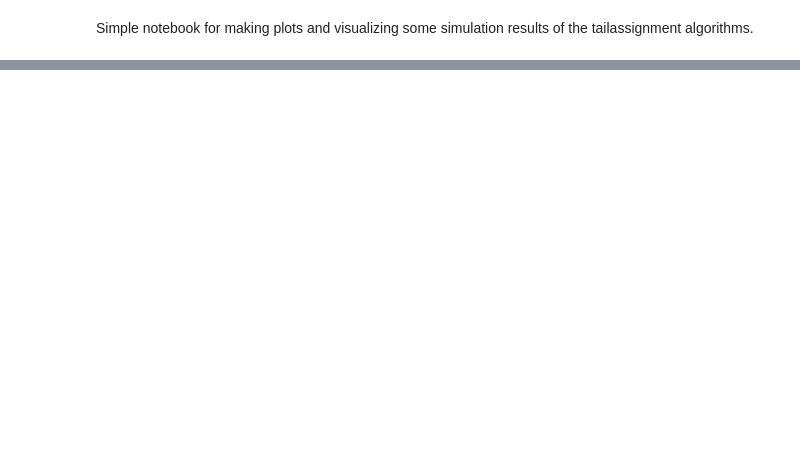
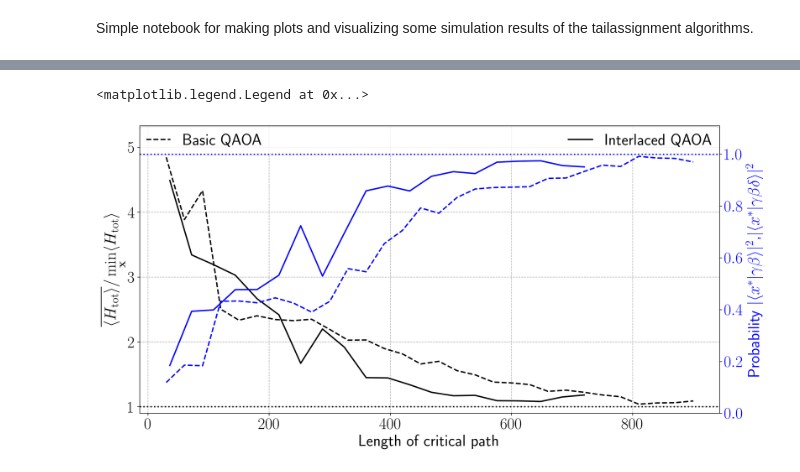
Before and after one commit to OpenQuantumComputing/optimization, a Jupyter notebook: tailassignment_stats.ipynb, the cells around one changed output, grey strips where cells are left out. Saved outputs shown, nothing was run; the diff lists cells and outputs as text; code cells hidden in the pictures; blank space fills up the shorter version.

```diff
--- a/tailassignment_stats.ipynb
+++ b/tailassignment_stats.ipynb
@@ -12,19 +12,19 @@ import os
 # _Before_ running this notebook, run the script simulate.sh with a specified number
 # of routes and either 'high' or 'low' number of solutions to produce the data files
 # %%
-routes = 6
+routes = 7
 sols   = "high"
 
 # Default argument given in run_single_sim.py
-max_depth_i = 10
-max_depth_b = 10
+max_depth_i = 20
+max_depth_b = 30
 
 # Join the data for all the samples so it is easier to handle in the plots
 path_to_data = "../data/tailassignment_samples/npy_samples/"
 files = []
 
 for file in os.listdir(path_to_data):
-    if file.startswith(f"FRCR_{routes}_24_"):
+    if file.startswith(f"FRCR_{routes}_24_") and file.endswith(".npy"):
         if sols == "high" and file.split('_')[-2] != '1':
             files.append(file)
         elif sols == "low" and file.split('_')[-2] == '1':
@@ -208,35 +212,38 @@ plt.tight_layout()
 ## Same as above, but only showing one of the examples, and scaling the x-axis with the
 ## One-layer depth of the circuit
 
 fig, ax = plt.subplots(figsize  = (14,7) )
 
 ax.set_ylabel(r"$\overline{\langle H_{\mathrm{tot}} \rangle}/\min \limits_{\mathbf{x}} \langle H_{\mathrm{tot}} \rangle $", color = "black")
 
 ax.plot(I_b * D_basic[6], C_basic[6], color = "black", ls = "--", label = "Basic QAOA")
 #ax[0].errorbar(I, np.average(C_basic, axis = 0), yerr=Cerr_basic, fmt='-o', color = "black")
 ax.plot(I_i * D_interlaced[6], C_interlaced[6], color = "black", label = "Interlaced QAOA")
 
 ax.axhline(y = 1, color = "black", ls = ":")
 ax.grid(ls = "--")
 #ax.set_yscale("log")
 
 ax.set_xlabel(r"Length of critical path")
 ax2 = plt.twinx()
 
 #ax2.errorbar(I, np.average(SP_basic, axis = 0), marker='o', color = "blue")
-ax2.plot(I_i * D_basic[6],SP_basic[6], color = "blue", ls = "--")
-ax2.plot(I_b * D_interlaced[6], SP_interlaced[6], color = "blue")
+ax2.plot(I_b * D_basic[6],SP_basic[6], color = "blue", ls = "--")
+ax2.plot(I_i * D_interlaced[6], SP_interlaced[6], color = "blue")
 
 ax2.tick_params(labelcolor = "blue")
 ax2.set_ylabel(r"Probability $|\langle x^* \vert \gamma \beta \rangle |^2$,$| \langle x^* \vert \gamma \beta \delta \rangle |^2$", color = "blue")
 ax2.axhline(y = 1, color = "blue", ls = ":")
 
 ax2.set_ylim([0,1.11])
 ax.set_ylim([0.9,np.max([C_basic[6,0],C_interlaced[6,0]])*1.1])
 
 plt.tight_layout()
 ax.legend(bbox_to_anchor=(0., 0.9, 1., 0.1), loc=3,
            ncol=2, mode="expand", borderaxespad=0.)
+# %% [output]
+<matplotlib.legend.Legend at 0x...>
+[figure, added]
 # %%
 ## Average of all simulations, now as a function of the number of optimisation parameters
 
```
Also changed, not shown: parts of 8 cells of this notebook.
